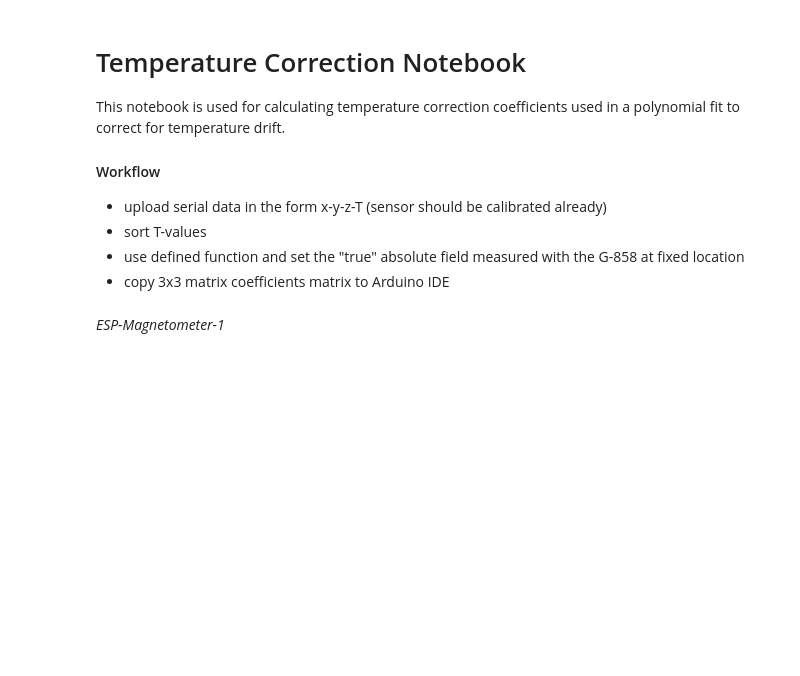
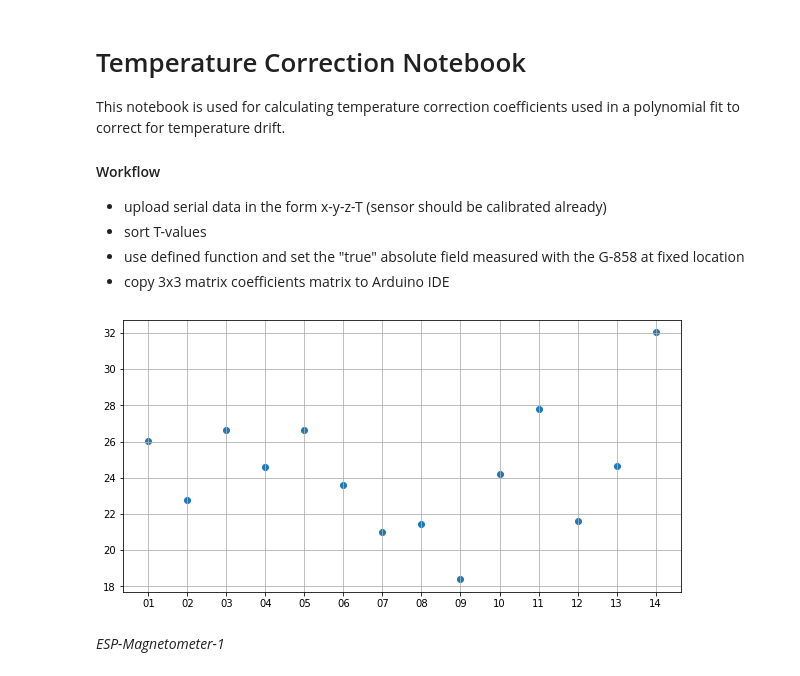
Before and after one commit to JuliusHen/Geophyphox-Excursion, a Jupyter notebook: Arduino/Processing Notebooks/T_correction.ipynb, the cells around one changed output. Saved outputs shown, nothing was run; the diff lists cells and outputs as text; code cells hidden in the pictures; blank space fills up the shorter version.

```diff
--- a/Arduino/Processing Notebooks/T_correction.ipynb
+++ b/Arduino/Processing Notebooks/T_correction.ipynb
@@ -15,3 +17,27 @@ import matplotlib.pyplot as plt
+# %%
+from pathlib import Path
+abs_true=48.39785
+BB = pd.DataFrame([])
+folder="C:/Users/julik/sciebo/Master/Geophyphox/Arduino/Data/Temperature Correction"
+for file in Path(folder).glob('*.txt'):
+    df = pd.read_csv(file,delim_whitespace=True,names=["x","y","z","T"])
+    df.sort_values(by='T',ascending=True,inplace=True)
+    df.reset_index(drop=True,inplace=True)
+    df["mag_abs"] = np.sqrt(df["x"]**2+df["y"]**2+df["z"]**2)
+    mag_abs = df["mag_abs"]
+    B = df.iloc[abs(mag_abs - abs_true).idxmin()]
+    x = str(file)
+    B["name"] = (x[-6:-4])
+    BB = BB.append(pd.DataFrame({"x":[B.iloc[0]],"y":[B.iloc[1]],"z":[B.iloc[2]],"T":[B.iloc[3]],"abs":[B.iloc[4]],"name":[B["name"]]}),ignore_index=True)
+
+# BB.sort_values(by='name',ascending=True,inplace=True)
+# BB.reset_index(drop=True,inplace=True)
+
+plt.figure(figsize=(10,5))
+plt.scatter(BB["name"],BB["T"])
+plt.grid()
+# %% [output]
+[figure, added]
 # %%
 def T_correction_coef(df,abs_true=48.39785): ###Set "True" absolute magnetic field value here
     """
```
Also changed, not shown: parts of 10 cells of this notebook.
